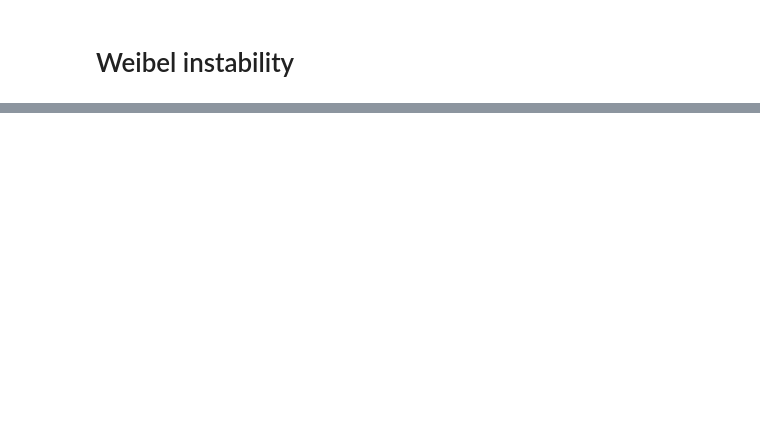
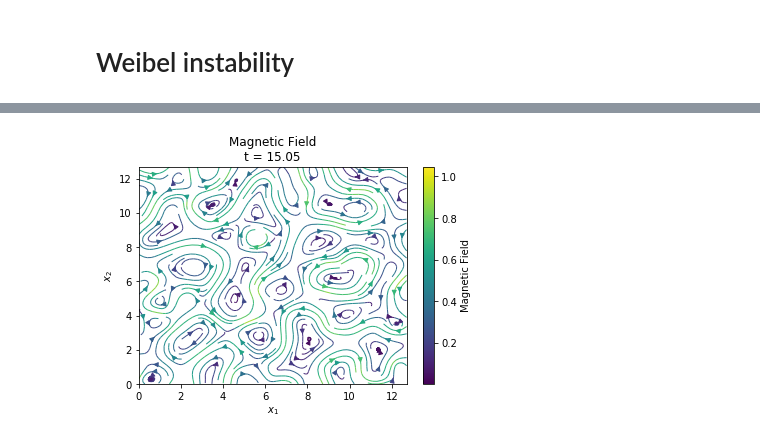
Before and after one commit to ricardo-fonseca/zpic, a Jupyter notebook: python/Weibel.ipynb, the cells around one changed output, grey strips where cells are left out. Saved outputs shown, nothing was run; the diff lists cells and outputs as text; code cells hidden in the pictures; blank space fills up the shorter version.

```diff
--- a/python/Weibel.ipynb
+++ b/python/Weibel.ipynb
@@ -80,0 +111,16 @@ Besides the raw simulation data, we can also access diagnostic data that needs t
+# %%
+y,x = np.mgrid[ 0:sim.nx[1],0:sim.nx[0] ]
+y = y*(sim.box[1]/sim.nx[1])
+x = x*(sim.box[0]/sim.nx[0])
+
+plt.streamplot( x,y,sim.emf.Bx, sim.emf.By, linewidth = 1.0, density = 1.5,
+               color = Bperp, cmap = 'viridis' )
+
+plt.colorbar().set_label('Magnetic Field')
+plt.xlabel("$x_1$")
+plt.ylabel("$x_2$")
+plt.title("Magnetic Field\nt = {:g}".format(sim.t))
+
+plt.show()
+# %% [output]
+[figure, added]
```
Also changed, not shown: parts of 17 cells of this notebook, 13 other files.
